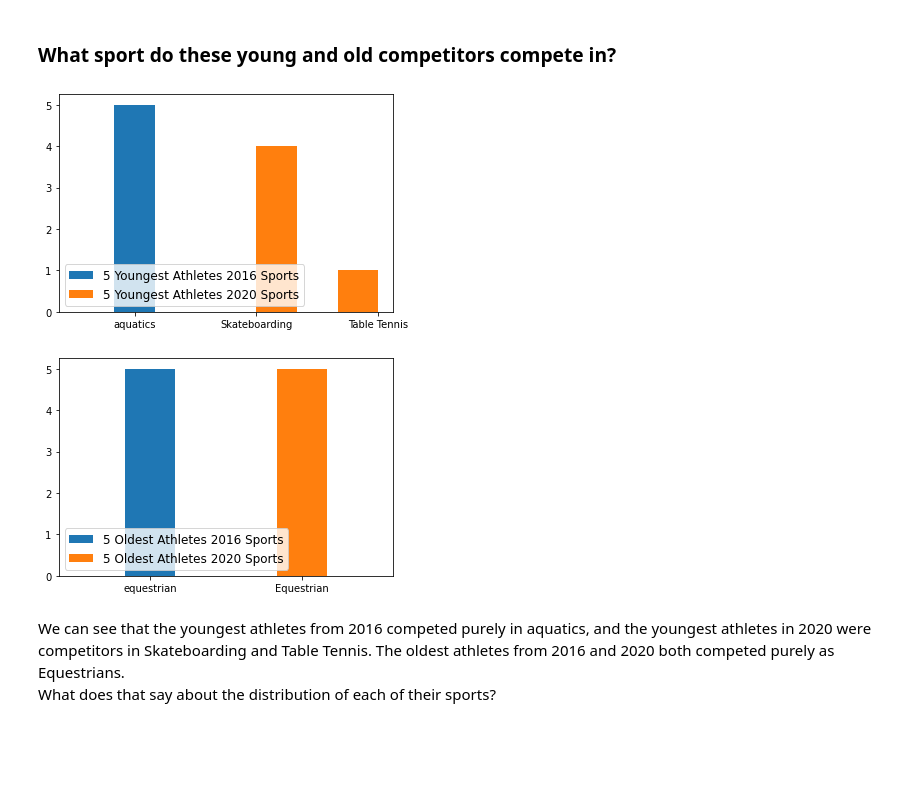
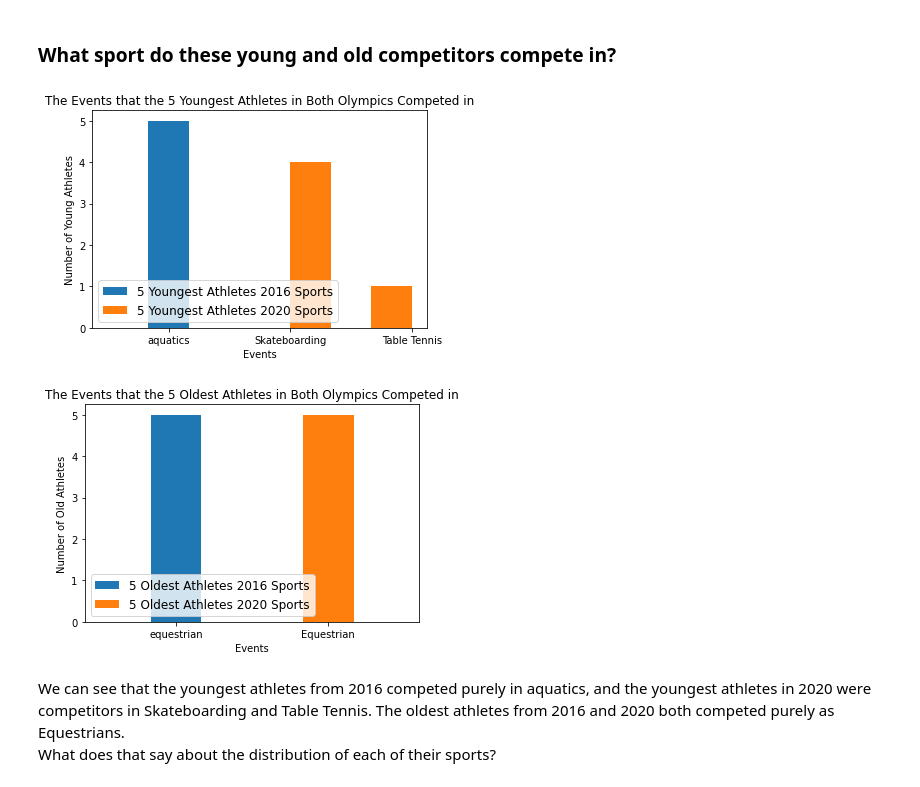
Before and after one commit to bdavis12302/2020-2016-Summer-Olympic-Data, a Jupyter notebook: DSCI235 Final Project - 2020 and 2016 Summer Olympic Data.ipynb, the cells around one changed output. Drawn from its saved outputs; the diff is of its cells as text; code cells hidden in the pictures; blank space fills up the shorter version.

```diff
--- a/DSCI235 Final Project - 2020 and 2016 Summer Olympic Data.ipynb
+++ b/DSCI235 Final Project - 2020 and 2016 Summer Olympic Data.ipynb
@@ -219,13 +254,16 @@ olympics2020AgeSorted.plot.box(showfliers=False, title="Age Dist. of athletes in
 # %%
 %matplotlib inline
 num_bins=3
 young2016Olympics = olympics2016Young5['sport']
 young2020Olympics = olympics2020Young5['Sport']
 plt.hist(young2016Olympics, num_bins, label="5 Youngest Athletes 2016 Sports")
 plt.hist(young2020Olympics, num_bins, label="5 Youngest Athletes 2020 Sports")
+plt.title("The Events that the 5 Youngest Athletes in Both Olympics Competed in")
+plt.xlabel("Events")
+plt.ylabel("Number of Young Athletes")
 plt.legend(loc='lower left', fontsize='12');
 # %% [output]
-[figure, old version]
+[figure, new version]
 # %%
 %matplotlib inline
 num_bins=3
@@ -233,9 +271,12 @@ old2016Olympics = olympics2016Old5['sport']
 old2020Olympics = olympics2020Old5['Sport']
 plt.hist(old2016Olympics, num_bins, label="5 Oldest Athletes 2016 Sports")
 plt.hist(old2020Olympics, num_bins, label="5 Oldest Athletes 2020 Sports")
+plt.title("The Events that the 5 Oldest Athletes in Both Olympics Competed in")
+plt.xlabel("Events")
+plt.ylabel("Number of Old Athletes")
 plt.legend(loc='lower left', fontsize='12');
 # %% [output]
-[figure, old version]
+[figure, new version]
 # %% [markdown]
 We can see that the youngest athletes from 2016 competed purely in aquatics, and the youngest athletes in 2020 were competitors in Skateboarding and Table Tennis. The oldest athletes from 2016 and 2020 both competed purely as Equestrians.<br>
 What does that say about the distribution of each of their sports?
```
Also changed, not shown: parts of 22 cells of this notebook.
